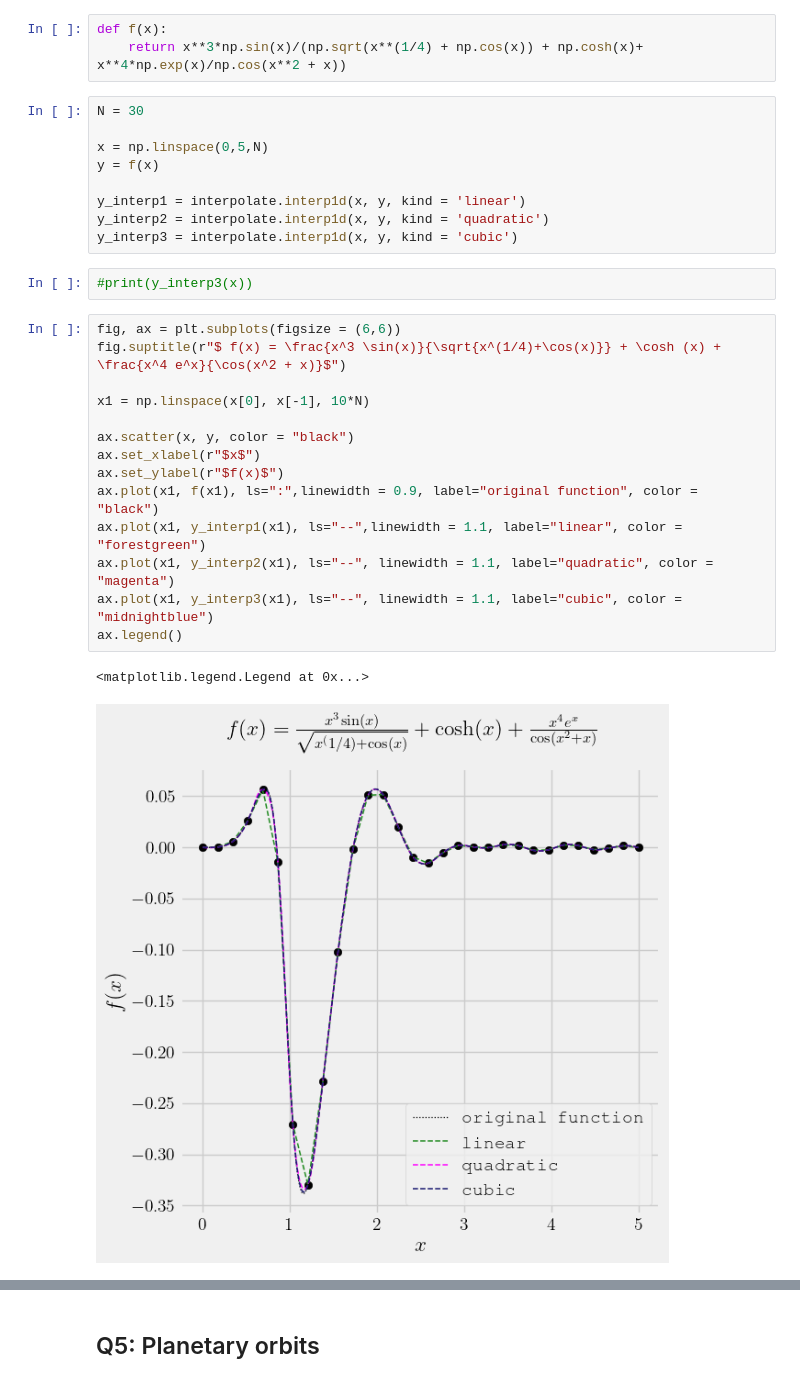
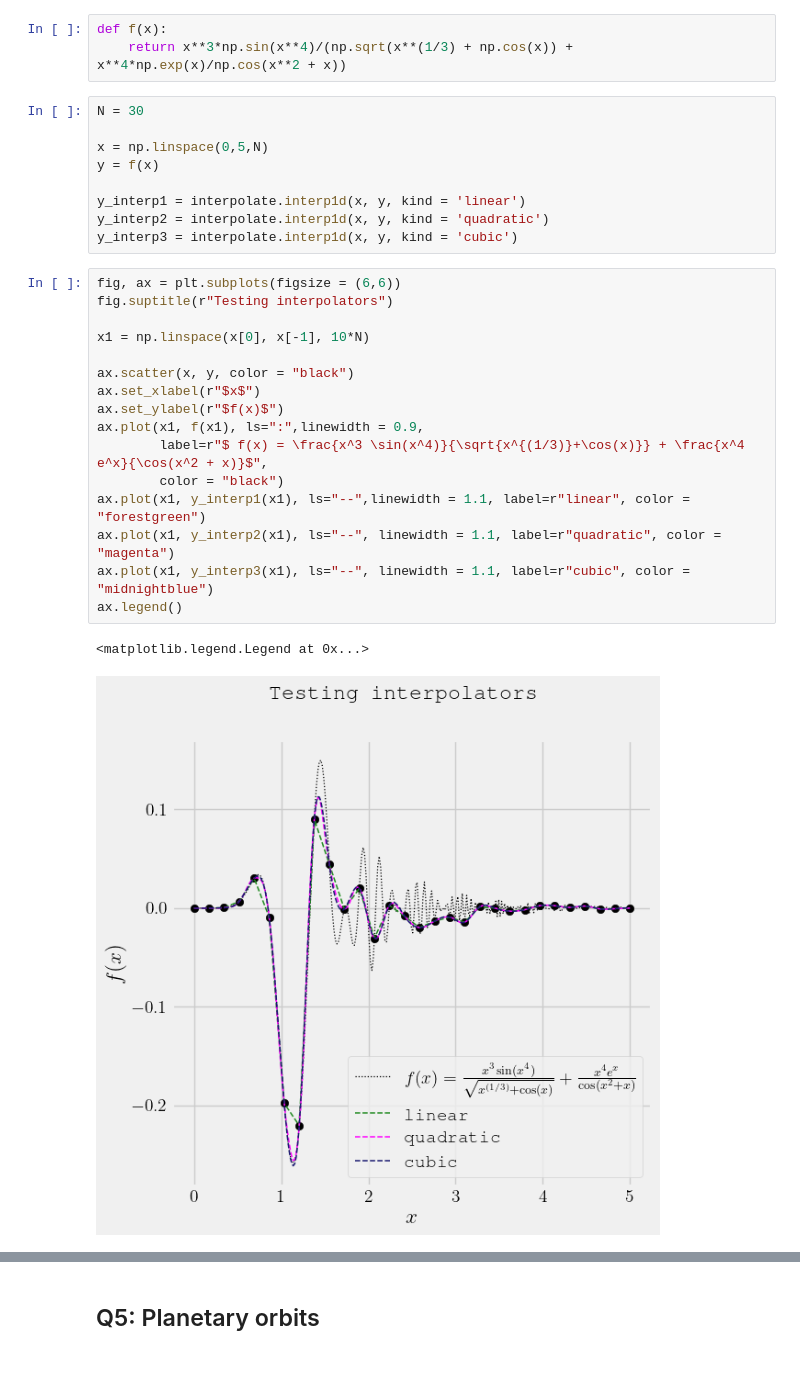
Before and after one commit to matilde-garcia/scientificcomputing_bicocca_2025, a Jupyter notebook: working/L04_mycode.ipynb, the cells around one changed output, grey strips where cells are left out. Drawn from its saved outputs; the diff is of its cells as text.

```diff
--- a/working/L04_mycode.ipynb
+++ b/working/L04_mycode.ipynb
@@ -26,7 +26,7 @@ Plot the resulting interpolant.
 #help(interpolate.interp1d)
 # %%
 def f(x):
-    return x**3*np.sin(x)/(np.sqrt(x**(1/4) + np.cos(x)) + np.cosh(x)+ x**4*np.exp(x)/np.cos(x**2 + x))
+    return x**3*np.sin(x**4)/(np.sqrt(x**(1/3) + np.cos(x)) + x**4*np.exp(x)/np.cos(x**2 + x))
 # %%
 N = 30
 
@@ -36,23 +36,23 @@ y = f(x)
 y_interp1 = interpolate.interp1d(x, y, kind = 'linear')
 y_interp2 = interpolate.interp1d(x, y, kind = 'quadratic')
 y_interp3 = interpolate.interp1d(x, y, kind = 'cubic')
-# %%
-#print(y_interp3(x))
 # %%
 fig, ax = plt.subplots(figsize = (6,6))
-fig.suptitle(r"$ f(x) = \frac{x^3 \sin(x)}{\sqrt{x^(1/4)+\cos(x)}} + \cosh (x) + \frac{x^4 e^x}{\cos(x^2 + x)}$")
+fig.suptitle(r"Testing interpolators")
 
 x1 = np.linspace(x[0], x[-1], 10*N)
 
 ax.scatter(x, y, color = "black")
 ax.set_xlabel(r"$x$")
 ax.set_ylabel(r"$f(x)$")
-ax.plot(x1, f(x1), ls=":",linewidth = 0.9, label="original function", color = "black")
-ax.plot(x1, y_interp1(x1), ls="--",linewidth = 1.1, label="linear", color = "forestgreen")
-ax.plot(x1, y_interp2(x1), ls="--", linewidth = 1.1, label="quadratic", color = "magenta")
-ax.plot(x1, y_interp3(x1), ls="--", linewidth = 1.1, label="cubic", color = "midnightblue")
+ax.plot(x1, f(x1), ls=":",linewidth = 0.9,
+        label=r"$ f(x) = \frac{x^3 \sin(x^4)}{\sqrt{x^{(1/3)}+\cos(x)}} + \frac{x^4 e^x}{\cos(x^2 + x)}$",
+        color = "black")
+ax.plot(x1, y_interp1(x1), ls="--",linewidth = 1.1, label=r"linear", color = "forestgreen")
+ax.plot(x1, y_interp2(x1), ls="--", linewidth = 1.1, label=r"quadratic", color = "magenta")
+ax.plot(x1, y_interp3(x1), ls="--", linewidth = 1.1, label=r"cubic", color = "midnightblue")
 ax.legend()
 # %% [output]
 <matplotlib.legend.Legend at 0x...>
-[figure, old version]
+[figure, new version]
 # %% [markdown]
```
Also changed, not shown: parts of 2 cells of this notebook.
